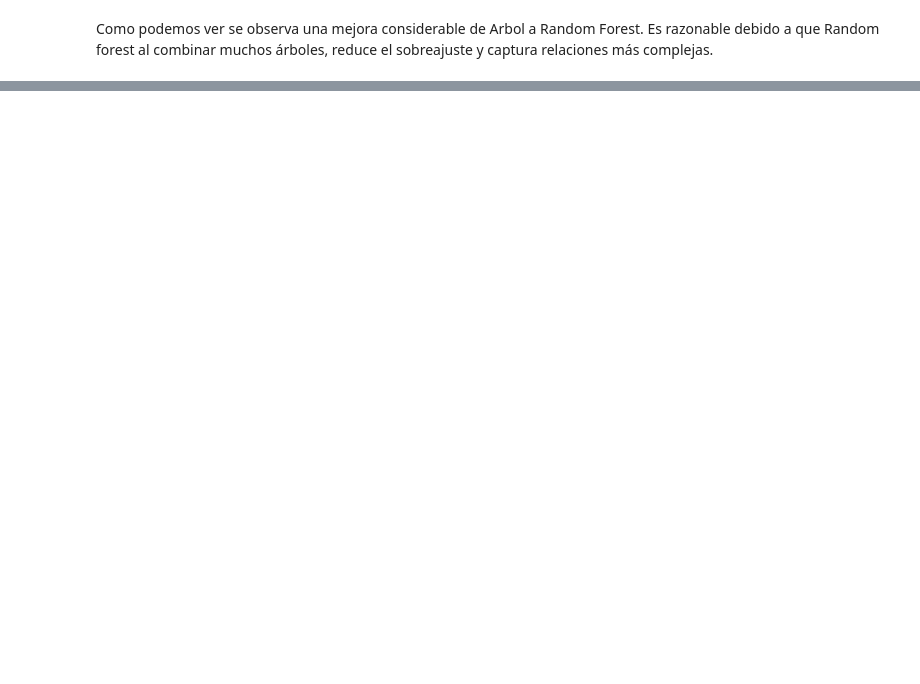
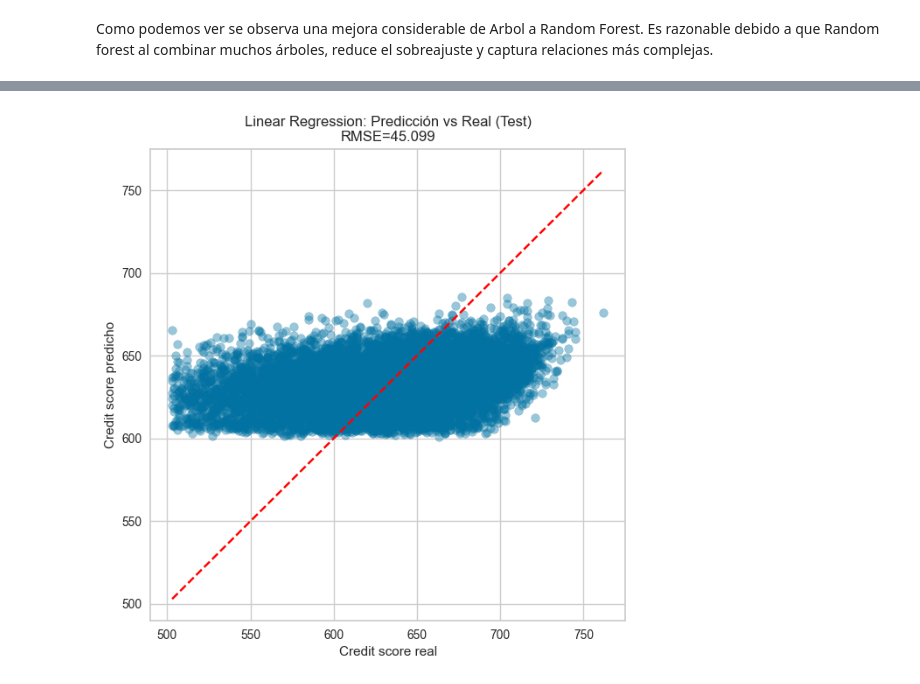
Before and after one commit to andifeliz/tp1-parte2, a Jupyter notebook: notebooks/tp1-parte2.ipynb, the cells around one changed output, grey strips where cells are left out. Saved outputs shown, nothing was run; the diff lists cells and outputs as text; code cells hidden in the pictures; blank space fills up the shorter version.

```diff
--- a/notebooks/tp1-parte2.ipynb
+++ b/notebooks/tp1-parte2.ipynb
@@ -391,12 +422,12 @@ Por lo tanto, t-SNE puede mostrar agrupamientos que no coinciden con los cluster
 Al tratar con prestamos hay que tener mucho cuidado con los falsos positivos, es por esta razon que nosotros elegimos a la precicion como metrica
 # %%
 # 1. Eliminar columnas que no usamos
-drop_cols = ["person_gender", "loan_amnt", "person_income", "person_gender"]
-data_cleaned_for_model = data.drop(columns=drop_cols, errors="ignore").copy()
+drop_cols = ["person_gender", "loan_amnt", "person_income"]
+data = df.drop(columns=drop_cols, errors="ignore").copy()
 
 # 2. One-hot encoding de categóricas
 data_encoded = pd.get_dummies(
-    data_cleaned_for_model,
+    data,
     columns=["person_education", "person_home_ownership", "loan_intent", "previous_loan_defaults_on_file"],
     drop_first=True
 )
@@ -646,0 +707,3 @@ Como podemos ver se observa una mejora considerable de Arbol a Random Forest. Es
+# %%
+X = data.drop(columns=['loan_status', 'credit_score', 'loan_percent_income'])
+y2 = data['credit_score']
@@ -646,0 +712,6 @@ Como podemos ver se observa una mejora considerable de Arbol a Random Forest. Es
+# %%
+X_train, X_test, y_train, y_test = train_test_split(
+    X, y2,
+    test_size=0.3,   # 30% para test
+    random_state=42
+)
@@ -646,0 +720,66 @@ Como podemos ver se observa una mejora considerable de Arbol a Random Forest. Es
+# %%
+# Identificar columnas numéricas y categóricas
+num_cols = X.select_dtypes(include=['int64','float64']).columns
+cat_cols = X.select_dtypes(include=['object']).columns
+
+# Preprocesamiento: escalado + one-hot
+preprocessor = ColumnTransformer(
+    transformers=[
+        ('num', StandardScaler(), num_cols),
+        ('cat', OneHotEncoder(drop='first'), cat_cols)
+    ]
+)
+
+# Pipeline regresión lineal
+lin_pipeline = Pipeline([
+    ('preprocessor', preprocessor),
+    ('regressor', LinearRegression())
+])
+
+# K-Fold Cross Validation (5 folds)
+kf = KFold(n_splits=5, shuffle=True, random_state=42)
+neg_mse_scores = cross_val_score(lin_pipeline, X_train, y_train, cv=kf, scoring='neg_mean_squared_error')
+rmse_scores = np.sqrt(-neg_mse_scores)
+print("Linear Regression CV RMSE (5 folds):")
+print("Mean RMSE:", rmse_scores.mean())
+print("Std RMSE:", rmse_scores.std())
+
+# Entrenar modelo completo sobre train
+lin_pipeline.fit(X_train, y_train)
+
+# Evaluación sobre test
+y_pred = lin_pipeline.predict(X_test)
+rmse_test = np.sqrt(mean_squared_error(y_test, y_pred))
+r2_test = r2_score(y_test, y_pred)
+print(f"Test RMSE: {rmse_test:.3f}")
+print(f"Test R²: {r2_test:.3f}")
+
+# Grafico predicción vs target
+plt.figure(figsize=(7,7))
+plt.scatter(y_test, y_pred, alpha=0.4)
+minv = min(y_test.min(), y_pred.min())
+maxv = max(y_test.max(), y_pred.max())
+plt.plot([minv, maxv], [minv, maxv], linestyle='--', color='red')
+plt.xlabel("Credit score real")
+plt.ylabel("Credit score predicho")
+plt.title(f"Linear Regression: Predicción vs Real (Test)\nRMSE={rmse_test:.3f}")
+plt.grid(True)
+plt.show()
+
+# Interpretacion de coeficientes
+preprocessor.fit(X_train)  # necesario para obtener nombres de dummies
+num_features = num_cols.tolist()
+cat_features = []
+if len(cat_cols) > 0:
+    ohe = preprocessor.named_transformers_['cat']
+    cat_features = list(ohe.get_feature_names_out(cat_cols))
+
+feature_names = num_features + cat_features
+coef = lin_pipeline.named_steps['regressor'].coef_
+coef_df = pd.DataFrame({'feature': feature_names, 'coef': coef})
+coef_df['abs_coef'] = coef_df['coef'].abs()
+coef_df = coef_df.sort_values(by='abs_coef', ascending=False)
+
+print("\nTop 10 features por magnitud de coeficiente:")
+print(coef_df.head(10))
+# %% [output]
@@ -646,0 +791 @@ Como podemos ver se observa una mejora considerable de Arbol a Random Forest. Es
+[figure, added]
```
Also changed, not shown: parts of 46 cells of this notebook.
